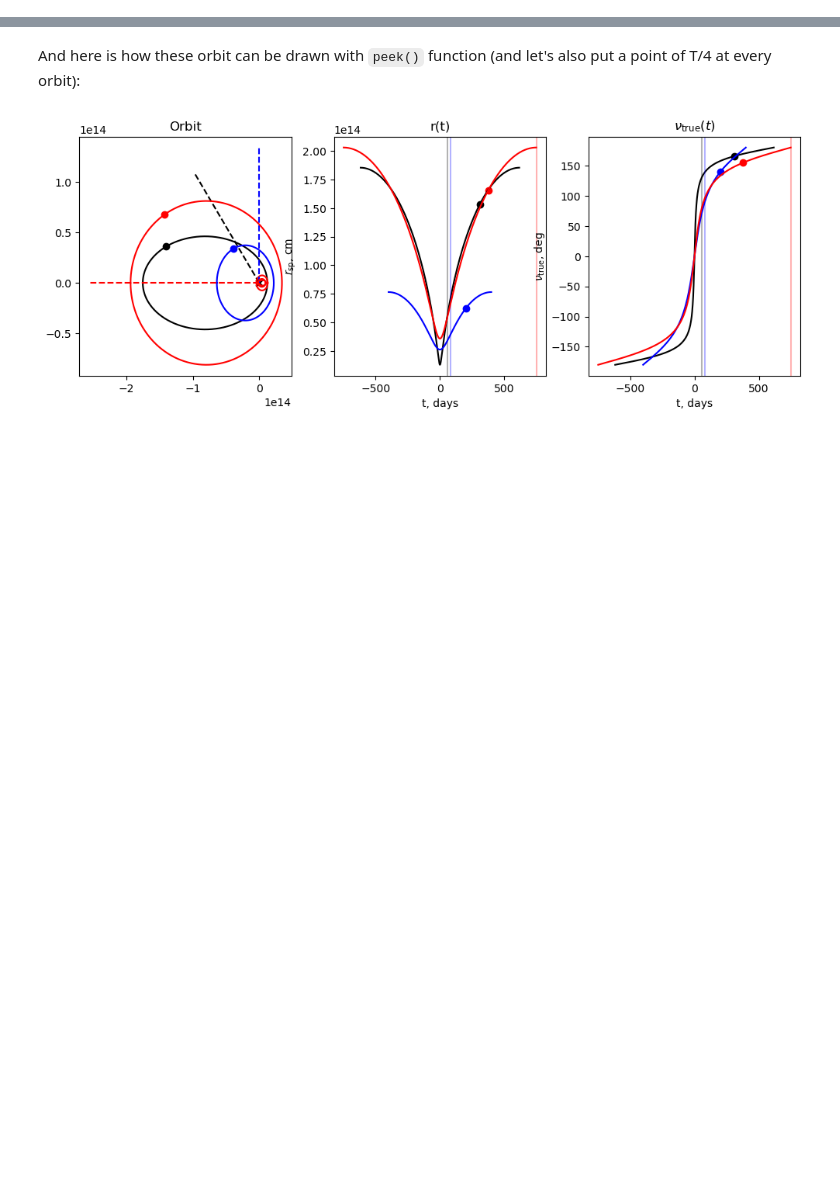
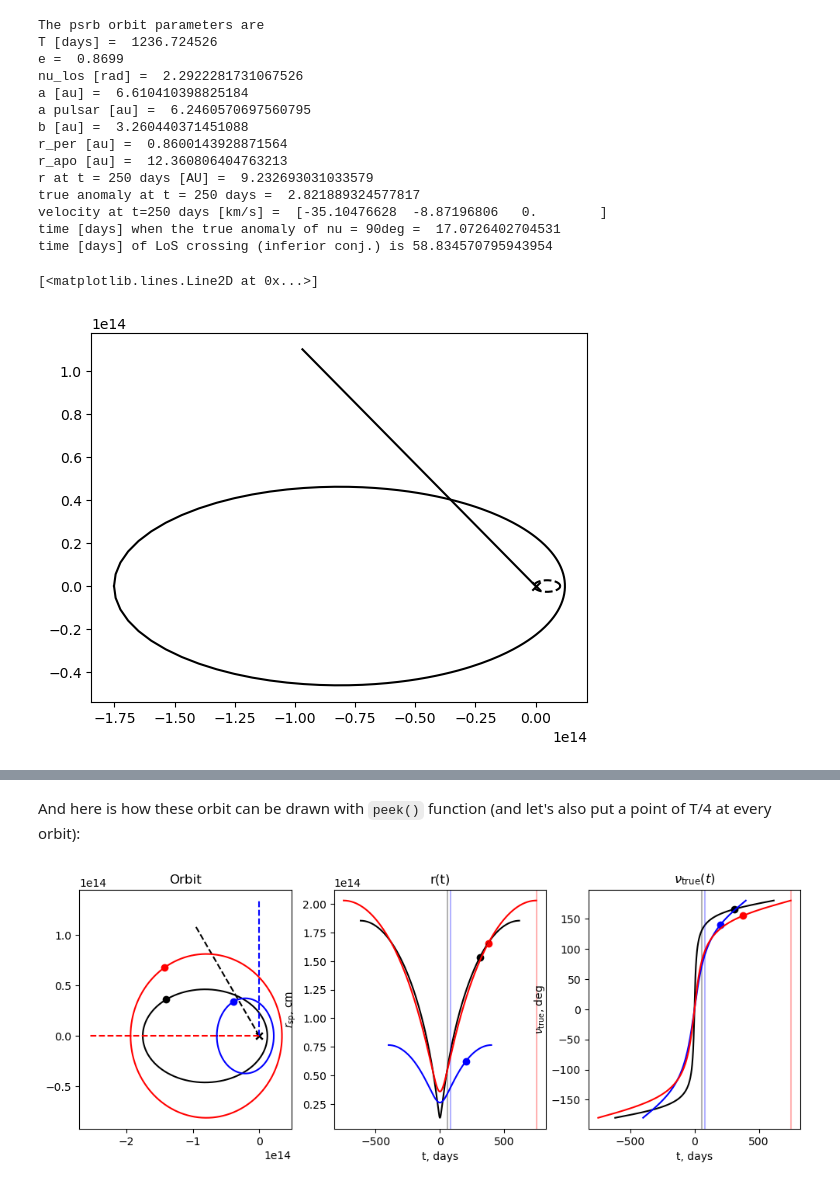
Before and after one commit to Alvkuzin/IBSEn, a Jupyter notebook: tutorials/Orbit_expanded.ipynb, the cells around one changed output, grey strips where cells are left out. Saved outputs shown, nothing was run; the diff lists cells and outputs as text; code cells hidden in the pictures; blank space fills up the shorter version.

```diff
--- a/tutorials/Orbit_expanded.ipynb
+++ b/tutorials/Orbit_expanded.ipynb
@@ -22,0 +48,46 @@ from ibsen import Orbit
+# %%
+
+print(f'The {sys_name} orbit parameters are')
+print('T [days] = ', orb.T / DAY) # orbital period
+print('e = ', orb.e) # eccentricity
+print('nu_los [rad] = ', orb.nu_los) # the angle between the star-to-periastron direction and the direction to the observer
+print('a [au] = ', orb.a / AU) # major half-axis of the orbit
+print('a pulsar [au] = ', orb.a_p / AU) # major half-axis of the orbit of the pulsar
+print('b [au] = ', orb.b / AU) # minor half-axis of the orbit
+print('r_per [au] = ', orb.r_periastr / AU) # periastron orbital separation
+print('r_apo [au] = ', orb.r_apoastr / AU) # apoastron orbital separation
+print('r at t = 250 days [AU] = ', orb.r(t = 250 * DAY)/AU) # the S-P distance at t = 250 days after peiastron passage
+print('true anomaly at t = 250 days = ', orb.true_an(t = 250 * DAY)) # the true anomaly at t = 250 days after peiastron passage
+print('velocity at t=250 days [km/s] = ',
+      orb.vector_v_p(t = 250 * DAY) / 1e5)
+print('time [days] when the true anomaly of nu = 90deg = ',
+      orb.t_from_true_an(nu = 90 / 180 * np.pi) / DAY) # t when the true anomaly is 90 deg
+print('time [days] of LoS crossing (inferior conj.) is', orb.t_los / DAY)
+
+
+nu = np.linspace(-np.pi, np.pi, 200)
+t = orb.t_from_true_an(nu)
+plt.plot(orb.x_p(t), orb.y_p(t), color='k') # plot the orbit
+plt.plot(orb.x_s(t), orb.y_s(t), color='k', ls='--') # once, let's plot the orbit of the optical star as well
+
+plt.scatter(x=0, y=0, color='k', marker='x') # the barycenter
+plt.plot([0, 3 * orb.b * cos(orb.nu_los)],
+         [0, 3 * orb.b * sin(orb.nu_los)],
+         color='k', ls='-') # plot a line from the optical star to the direction of an observer
+# %% [output]
+The psrb orbit parameters are
+T [days] =  1236.724526
+e =  0.8699
+nu_los [rad] =  2.2922281731067526
+a [au] =  6.610410398825184
+a pulsar [au] =  6.2460570697560795
+b [au] =  3.260440371451088
+r_per [au] =  0.8600143928871564
+r_apo [au] =  12.360806404763213
+r at t = 250 days [AU] =  9.232693031033579
+true anomaly at t = 250 days =  2.821889324577817
+velocity at t=250 days [km/s] =  [-35.10476628  -8.87196806   0.        ]
+time [days] when the true anomaly of nu = 90deg =  17.0726402704531
+time [days] of LoS crossing (inferior conj.) is 58.834570795943954
+[<matplotlib.lines.Line2D at 0x...>]
+[figure, added]
```
Also changed, not shown: parts of 8 cells of this notebook, 28 other files.
